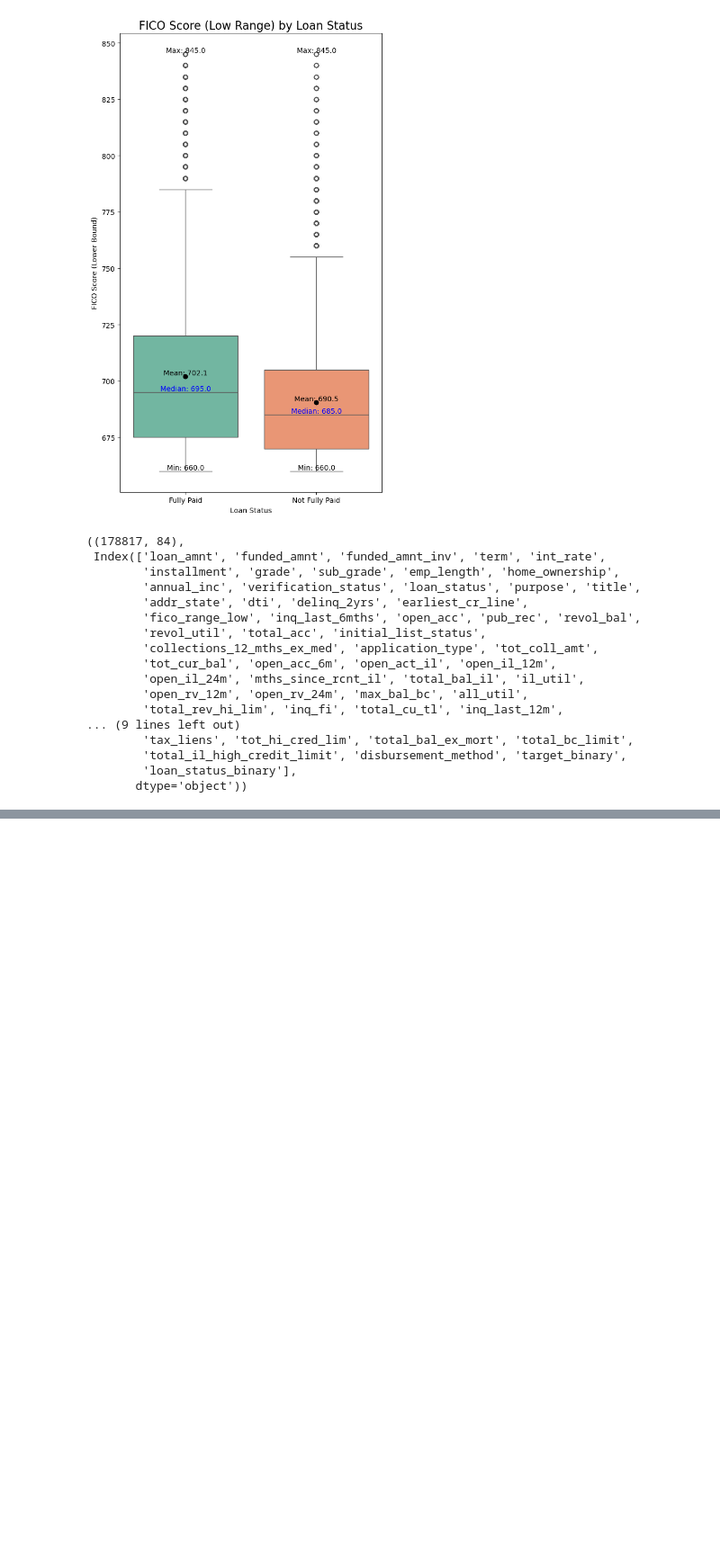
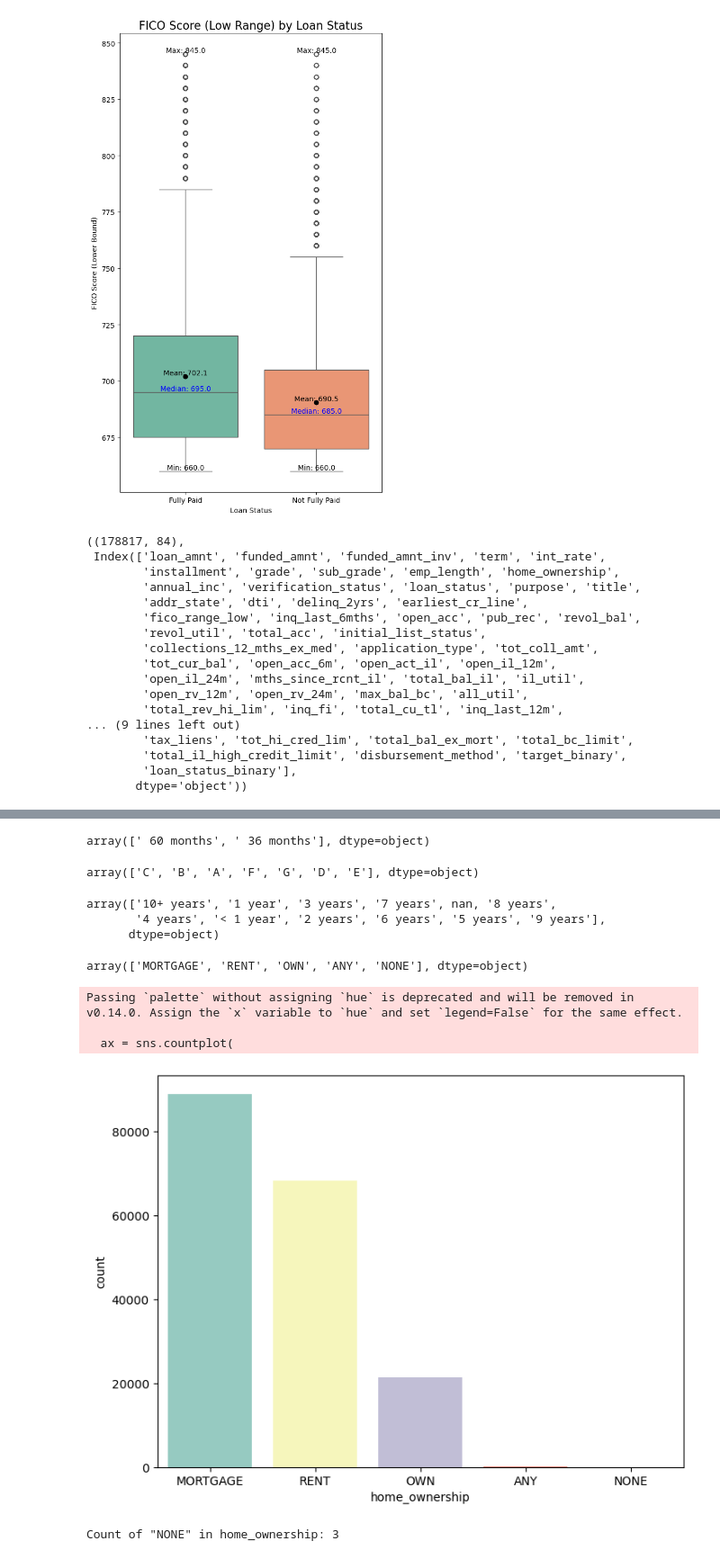
Before and after one commit to nfrank6-depaul/credit-decisioning, a Jupyter notebook: notebooks/eda.ipynb, the cells around one changed output, grey strips where cells are left out. Shown at 90% size. Saved outputs shown, nothing was run; the diff lists cells and outputs as text; code cells hidden in the pictures; blank space fills up the shorter version.

```diff
--- a/notebooks/eda.ipynb
+++ b/notebooks/eda.ipynb
@@ -588,0 +611,4 @@ df.to_csv("../data/accepted_2017_eda.csv", index=False)
+# %%
+# drop funded_amnt and funded_amnt_inv because they are redundant with loan_amnt
+df = df.drop(columns=["funded_amnt", "funded_amnt_inv"])
+df.shape, df.columns
@@ -588,0 +662,4 @@ df.to_csv("../data/accepted_2017_eda.csv", index=False)
+# %%
+#  drop initial_list_status
+df = df.drop(columns=["initial_list_status"])
+df.shape, df.columns
@@ -588,0 +705,42 @@ df.to_csv("../data/accepted_2017_eda.csv", index=False)
+# %%
+#unique values in term
+df["term"].unique()
+# %% [output]
+array([' 60 months', ' 36 months'], dtype=object)
+# %%
+#unique values in grade
+df["grade"].unique()
+# %% [output]
+array(['C', 'B', 'A', 'F', 'G', 'D', 'E'], dtype=object)
+# %%
+#uniqe values in emp_length
+df["emp_length"].unique()
+# %% [output]
+array(['10+ years', '1 year', '3 years', '7 years', nan, '8 years',
+       '4 years', '< 1 year', '2 years', '6 years', '5 years', '9 years'],
+      dtype=object)
+# %%
+#unique values in home_ownership
+df["home_ownership"].unique()
+# %% [output]
+array(['MORTGAGE', 'RENT', 'OWN', 'ANY', 'NONE'], dtype=object)
+# %%
+# plot home ownership distribution
+plt.figure(figsize=(8, 6))
+ax = sns.countplot(
+    data=df,
+    x="home_ownership",
+    order=df["home_ownership"].value_counts().index,
+    palette="Set3"
+)
+# %% [output]
+Passing `palette` without assigning `hue` is deprecated and will be removed in v0.14.0. Assign the `x` variable to `hue` and set `legend=False` for the same effect.
+
+  ax = sns.countplot(
+[figure, added]
+# %%
+# count "NONE" in home_ownership
+none_count = df[df["home_ownership"] == "NONE"].shape[0]
+print(f'Count of "NONE" in home_ownership: {none_count}')
+# %% [output]
+Count of "NONE" in home_ownership: 3
```
Also changed, not shown: parts of 9 cells of this notebook, 1 other file.
